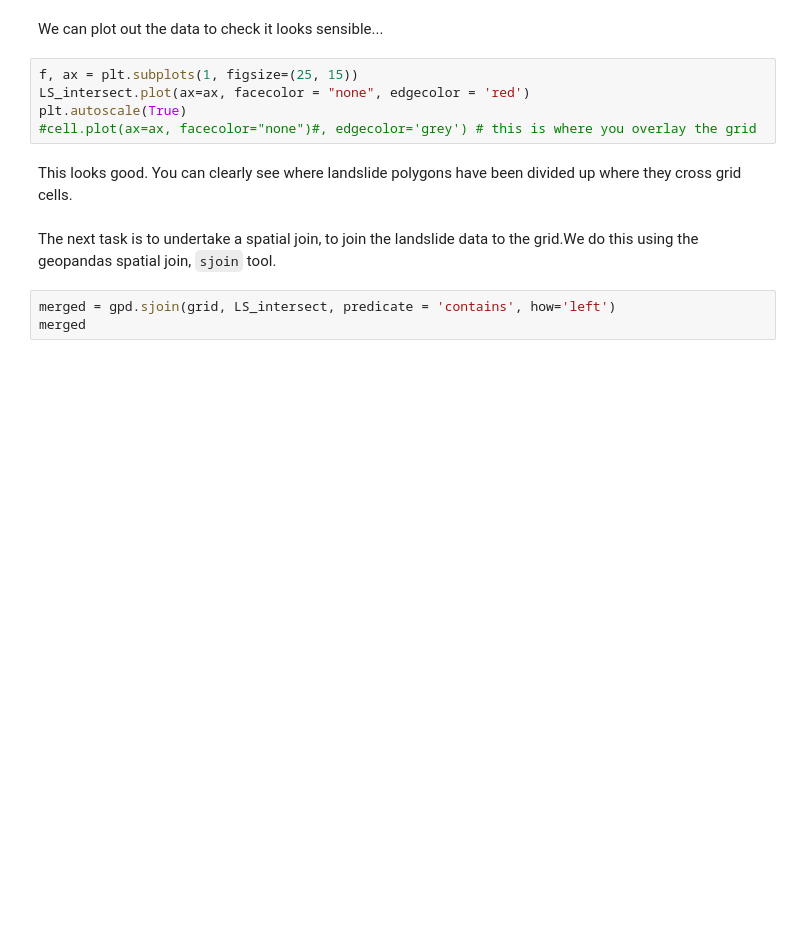
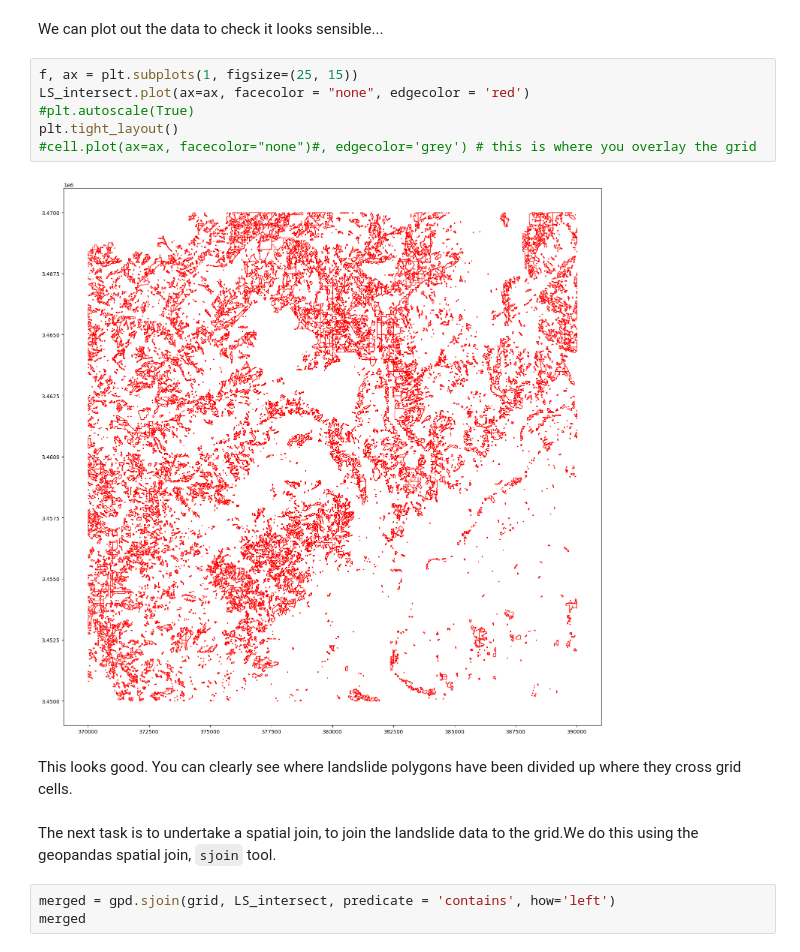
Before and after one commit to laura-turnbull-lloyd/STDH_teaching, a Jupyter notebook: Lecture_4_analysing_spatial_patterns.ipynb, the cells around one changed output. Saved outputs shown, nothing was run; the diff lists cells and outputs as text; blank space fills up the shorter version.

```diff
--- a/Lecture_4_analysing_spatial_patterns.ipynb
+++ b/Lecture_4_analysing_spatial_patterns.ipynb
@@ -340,8 +444,11 @@ We can plot out the data to check it looks sensible...
 # %%
 f, ax = plt.subplots(1, figsize=(25, 15))
 LS_intersect.plot(ax=ax, facecolor = "none", edgecolor = 'red')
-plt.autoscale(True)
+#plt.autoscale(True)
+plt.tight_layout()
 #cell.plot(ax=ax, facecolor="none")#, edgecolor='grey') # this is where you overlay the grid
+# %% [output]
+[figure, added]
 # %% [markdown]
 This looks good. You can clearly see where landslide polygons have been divided up where they cross grid cells.
 # %% [markdown]
```
Also changed, not shown: parts of 22 cells of this notebook.
